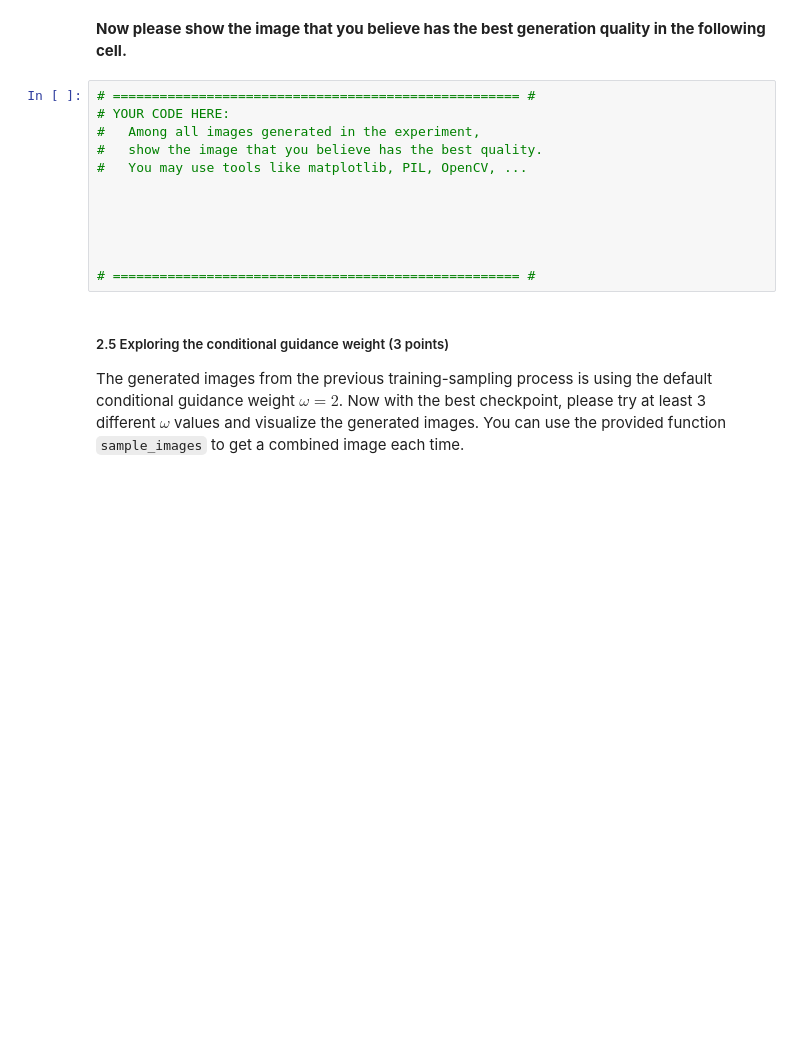
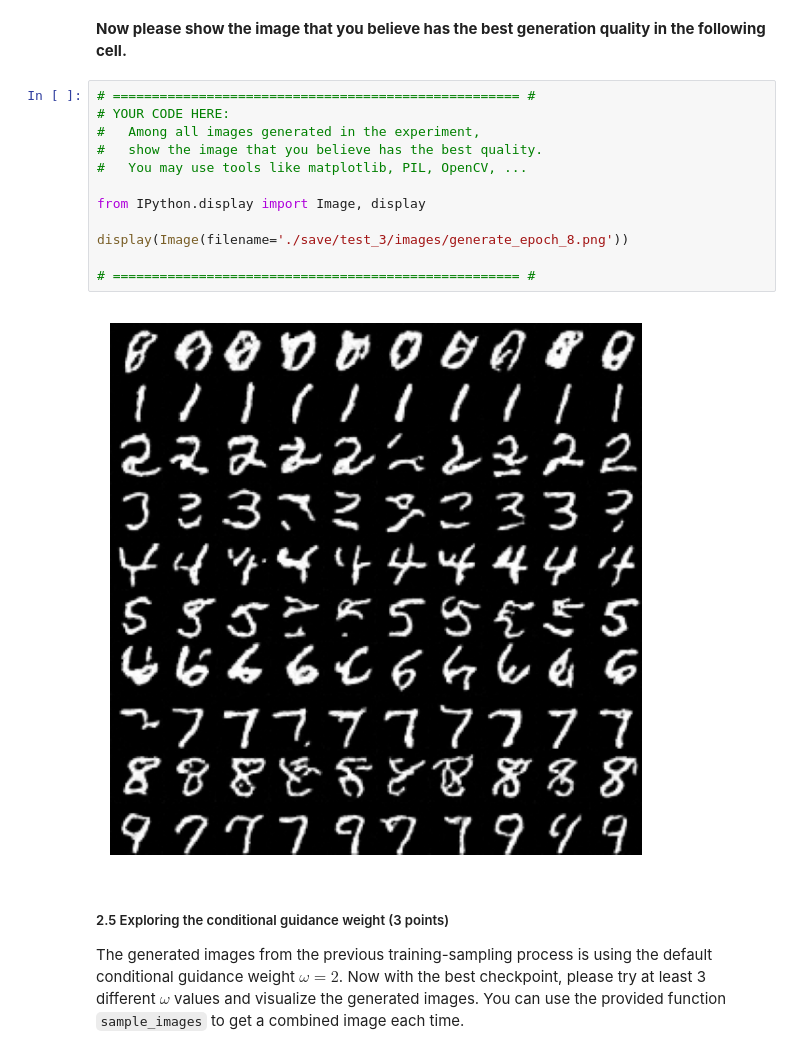
Before and after one commit to kbaseba/239AS_2, a Jupyter notebook: Project_2/ConditionalDDPM.ipynb, the cells around one changed output. Saved outputs shown, nothing was run; the diff lists cells and outputs as text; blank space fills up the shorter version.

```diff
--- a/Project_2/ConditionalDDPM.ipynb
+++ b/Project_2/ConditionalDDPM.ipynb
@@ -310,15 +336,17 @@ solver(dmconfig = train_config,
 # %%
 # ==================================================== #
 # YOUR CODE HERE:
 #   Among all images generated in the experiment,
 #   show the image that you believe has the best quality.
 #   You may use tools like matplotlib, PIL, OpenCV, ...
 
+from IPython.display import Image, display
 
-
-
+display(Image(filename='./save/test_3/images/generate_epoch_8.png'))
 
 # ==================================================== #
+# %% [output]
+[figure, added]
 # %% [markdown]
 ##### 2.5 Exploring the conditional guidance weight (3 points)
 
```
Also changed, not shown: parts of 12 cells of this notebook, 34 other files.
